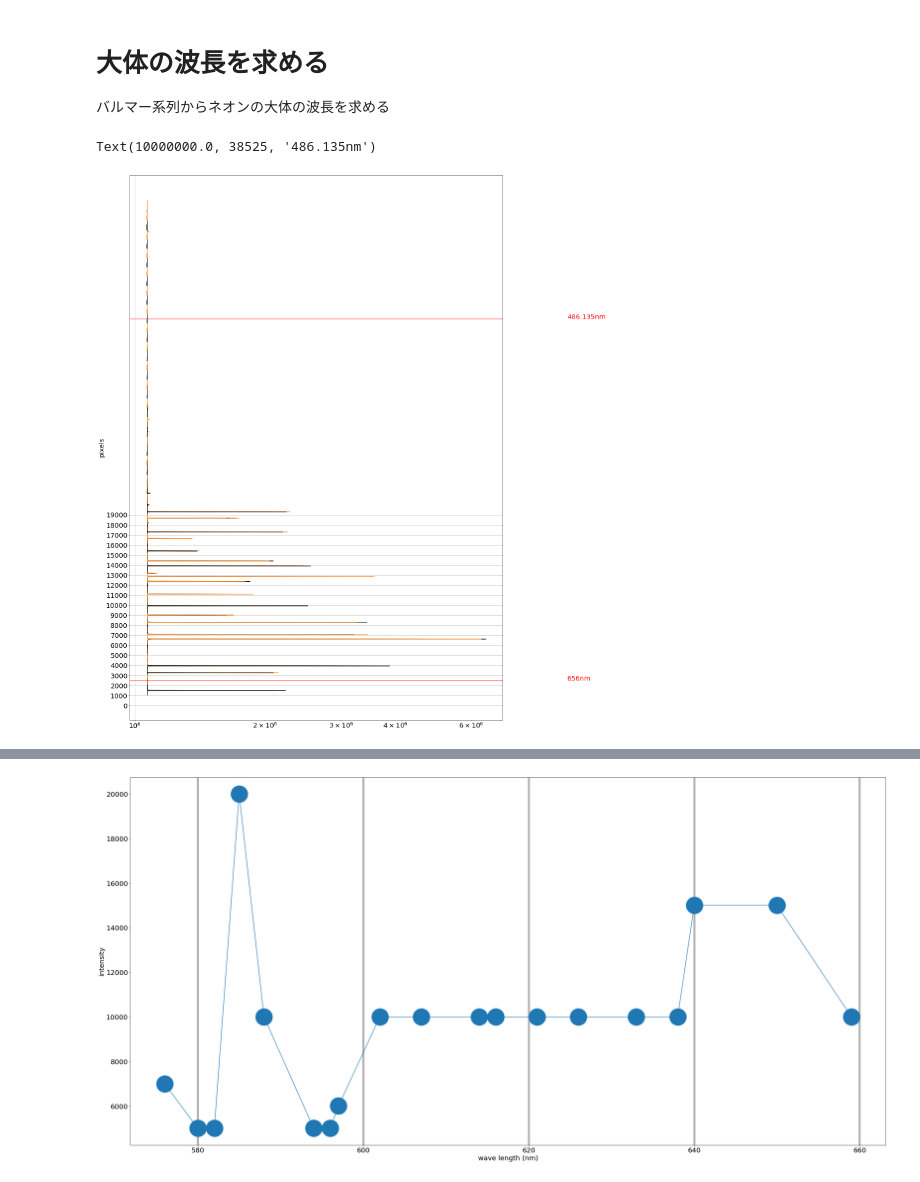
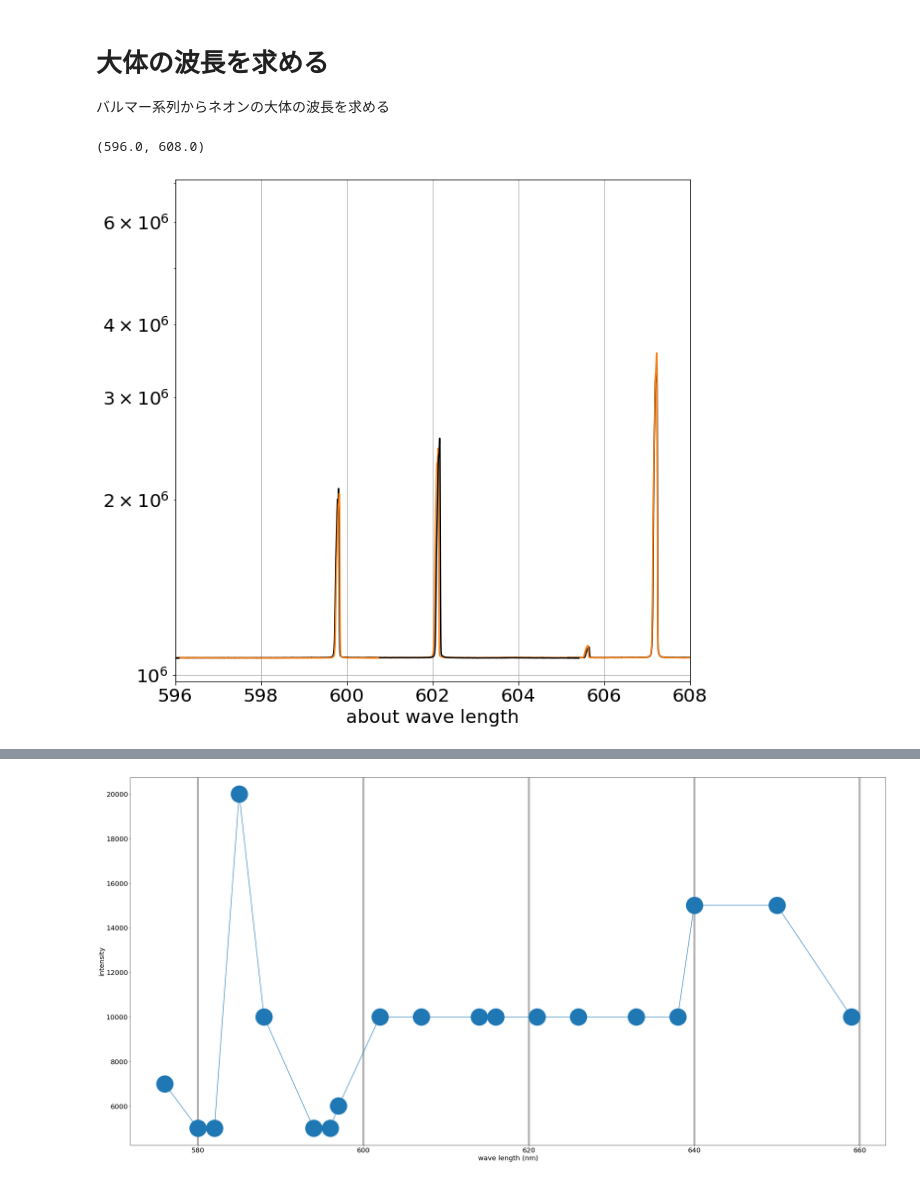
Before and after one commit to AtsushiNi/myLeprecon, a Jupyter notebook: niihama/re_re_calibrate_with_Neon_niihama.ipynb, the cells around one changed output, grey strips where cells are left out. Cells and saved outputs as stored; diff of their text form; code cells hidden in the pictures.

```diff
--- a/niihama/re_re_calibrate_with_Neon_niihama.ipynb
+++ b/niihama/re_re_calibrate_with_Neon_niihama.ipynb
@@ -10,5 +11,6 @@ import xarray as xr
 # %% [output]
 Populating the interactive namespace from numpy and matplotlib
 # %%
-bpth = join(os.path.expanduser('~'), 'works', 'myLeprecon')
+drive.mount('/content/drive')
+bpth = join('drive', 'My Drive', '研究室', 'MyLeprecon')
 specpath = join(bpth, 'SpectrometerData', '20201006-2')
@@ -231,36 +235,40 @@ xscale('log')
 # %% [markdown]
 # 大体の波長を求める
 バルマー系列からネオンの大体の波長を求める
+# %%
+rs = [2504, 38525]
+balmers = [656, 486.135]
+function = np.poly1d(np.polyfit(rs, balmers, 1))
 # %%
 R = [f'Ne_{410000 + 5000*i}.nc' for i in range(50)]
 
 fig=gcf()
 fig.set_facecolor('w')
-fig.set_size_inches([20,30])
+fig.set_size_inches([10,10])
 
 x_range = np.arange(2048)
 overlap = 0
 for i,fp in enumerate(R):
     c = 'k'
     if i%2: c = 'C1'
     image_data = xr.open_dataset(join(specpath,fp)).to_array()[0]
 
     overlap = overlap + fun(410000 + 5000 * i)
-    x = x_range + overlap
+    x = function(x_range + overlap)
     y = image_data.sum(axis=0)
-    plot(y, x, f'{c}')
+    plot(x, y, f'{c}')
 
 
 grid()
-rcParams['font.size'] = 20
-xscale('log')
-yticks(range(0, 20000, 1000))
-ylabel('pixels')
+# rcParams['font.size'] = 20
+yscale('log')
+xlabel('about wave length')
 
-axhline(2504, color='red')
-text(1e7, 2504, '656nm', color='red')
-axhline(38525, color='red')
-text(1e7, 38525, '486.135nm', color='red')
+# axhline(656, color='red')
+# text(1e7, 656, '656nm', color='red')
+# axhline(486.135, color='red')
+# text(1e7, 486.135, '486.135nm', color='red')
+xlim(596, 608)
 # %% [output]
-Text(10000000.0, 38525, '486.135nm')
+(596.0, 608.0)
-[figure, old version]
+[figure, new version]
```
Also changed, not shown: parts of 11 cells of this notebook, 10 other files.
